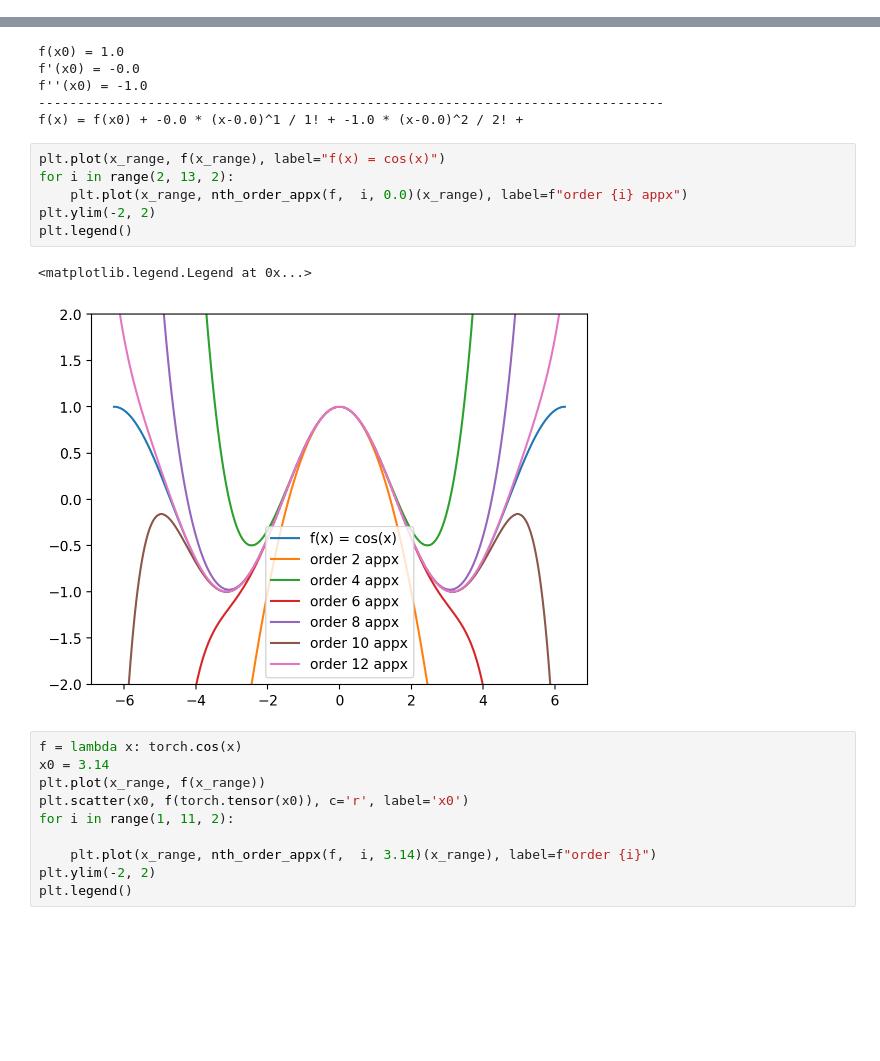
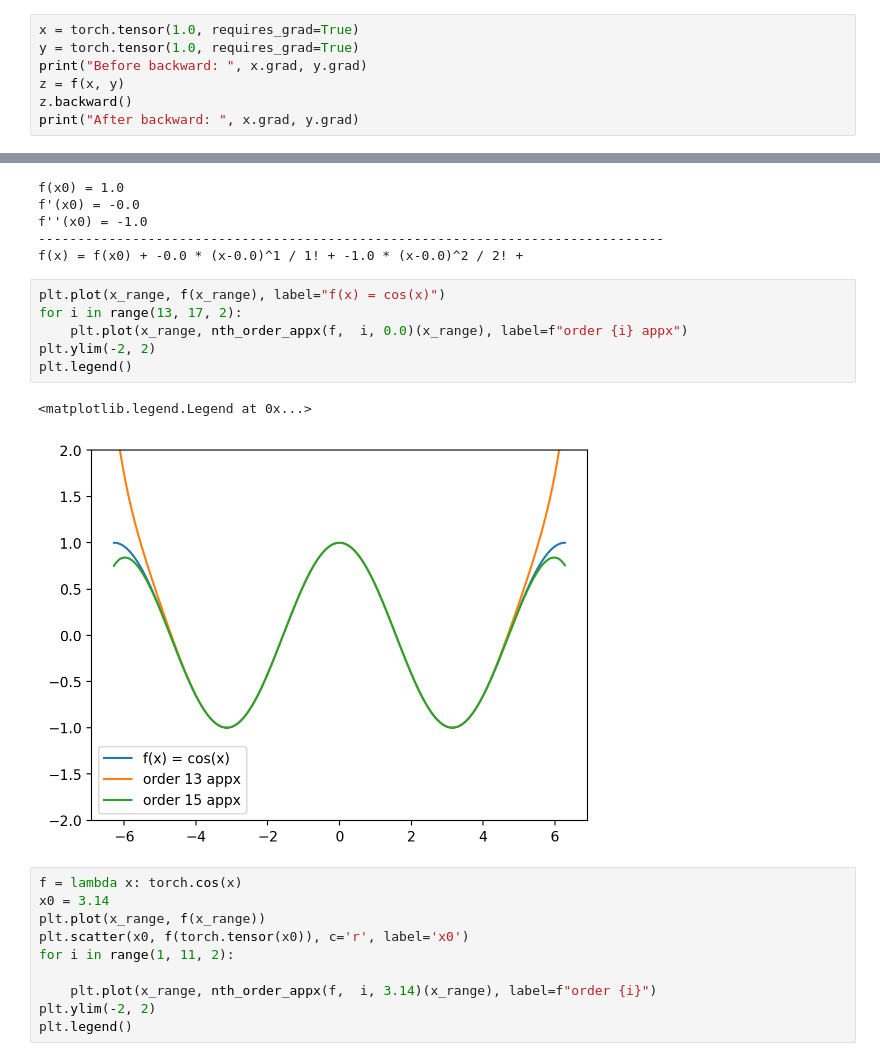
Before and after one commit to nipunbatra/ml-teaching, a Jupyter notebook: notebooks/taylor-series.ipynb, the cells around one changed output, grey strips where cells are left out. Saved outputs shown, nothing was run; the diff lists cells and outputs as text; blank space fills up the shorter version.

Commit message:
added more figures

```diff
--- a/notebooks/taylor-series.ipynb
+++ b/notebooks/taylor-series.ipynb
@@ -19,0 +43,7 @@ import torch
+# %%
+x = torch.tensor(1.0, requires_grad=True)
+y = torch.tensor(1.0, requires_grad=True)
+print("Before backward: ", x.grad, y.grad)
+z = f(x, y)
+z.backward()
+print("After backward: ", x.grad, y.grad)
@@ -66,13 +99,13 @@ f''(x0) = -1.0
 f(x) = f(x0) + -0.0 * (x-0.0)^1 / 1! + -1.0 * (x-0.0)^2 / 2! +
 # %%
 plt.plot(x_range, f(x_range), label="f(x) = cos(x)")
-for i in range(2, 13, 2):
+for i in range(13, 17, 2):
     plt.plot(x_range, nth_order_appx(f,  i, 0.0)(x_range), label=f"order {i} appx")
 plt.ylim(-2, 2)
 plt.legend()
 # %% [output]
 <matplotlib.legend.Legend at 0x...>
-[figure, old version]
+[figure, new version]
 # %%
 f = lambda x: torch.cos(x)
 x0 = 3.14
```
Also changed, not shown: parts of 7 cells of this notebook, 40 other files.
